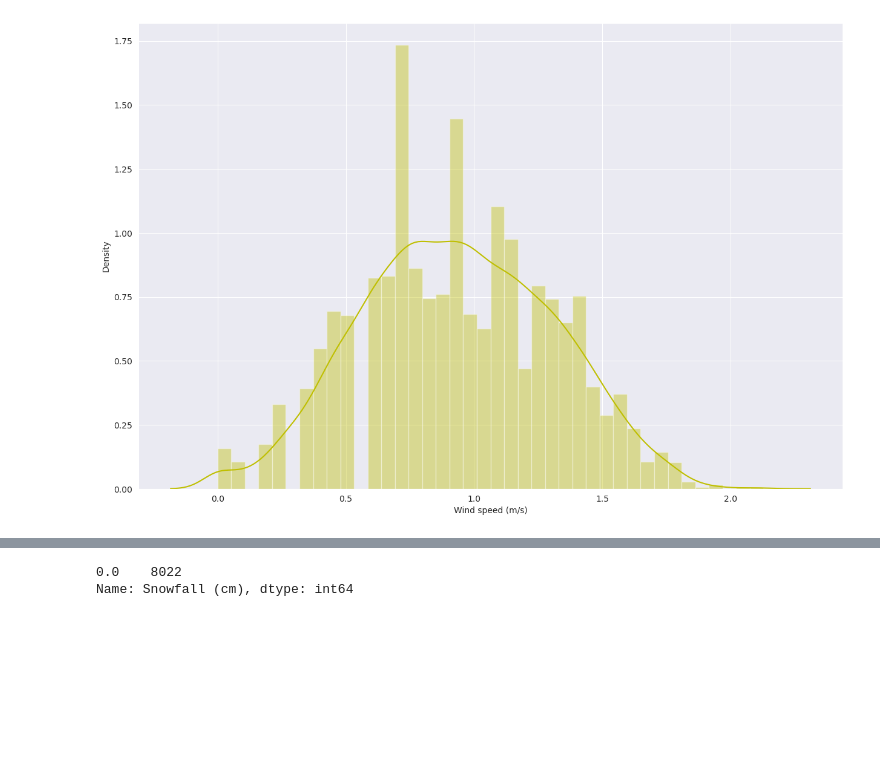
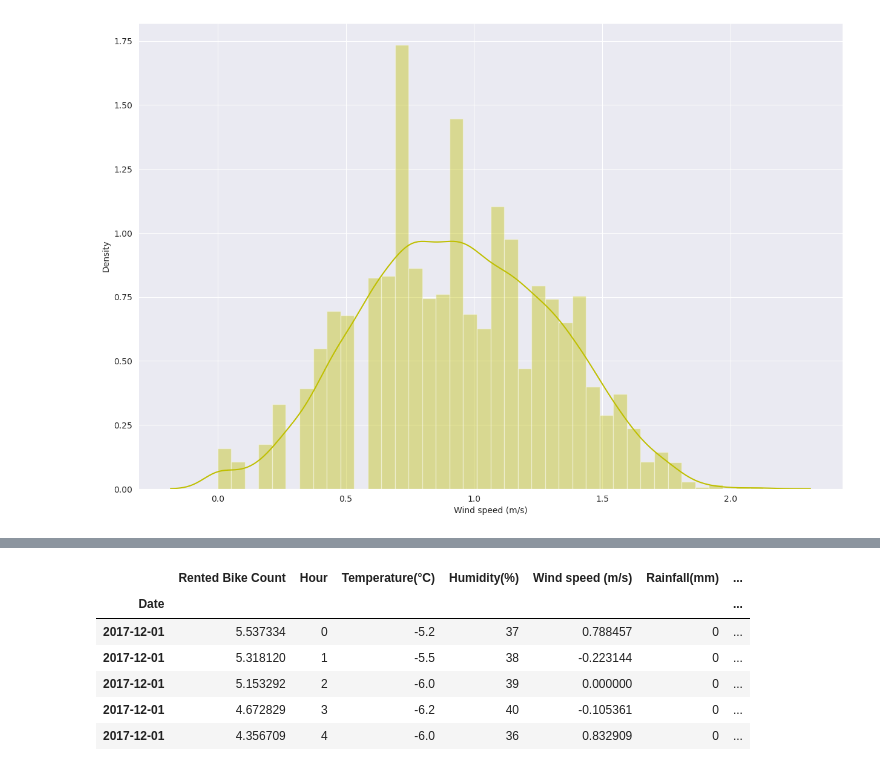
Before and after one commit to surya81/myproject, a Jupyter notebook: Bike_Sharing_Demand_Prediction.ipynb, the cells around one changed output, grey strips where cells are left out. Cells and saved outputs as stored; diff of their text form; code cells hidden in the pictures; blank space fills up the shorter version.

```diff
--- a/Bike_Sharing_Demand_Prediction.ipynb
+++ b/Bike_Sharing_Demand_Prediction.ipynb
@@ -647,8 +645,13 @@ encoder_var = {'Rainfall(mm)':{'Rainfall':1,'No Rainfaill':0},
               }
 # %%
 dataset = dataset.replace(encoder_var)
-# %%
-dataset["Snowfall (cm)"].value_counts()
-# %% [output]
-0.0    8022
-Name: Snowfall (cm), dtype: int64
+# %%
+dataset.head()
+# %% [output]
+|  | Rented Bike Count | Hour | Temperature(°C) | Humidity(%) | Wind speed (m/s) | Rainfall(mm) | ... |
+| Date |  |  |  |  |  |  | ... |
+| 2017-12-01 | 5.537334 | 0 | -5.2 | 37 | 0.788457 | 0 | ... |
+| 2017-12-01 | 5.318120 | 1 | -5.5 | 38 | -0.223144 | 0 | ... |
+| 2017-12-01 | 5.153292 | 2 | -6.0 | 39 | 0.000000 | 0 | ... |
+| 2017-12-01 | 4.672829 | 3 | -6.2 | 40 | -0.105361 | 0 | ... |
+| 2017-12-01 | 4.356709 | 4 | -6.0 | 36 | 0.832909 | 0 | ... |
```
Also changed, not shown: parts of 20 cells of this notebook.
